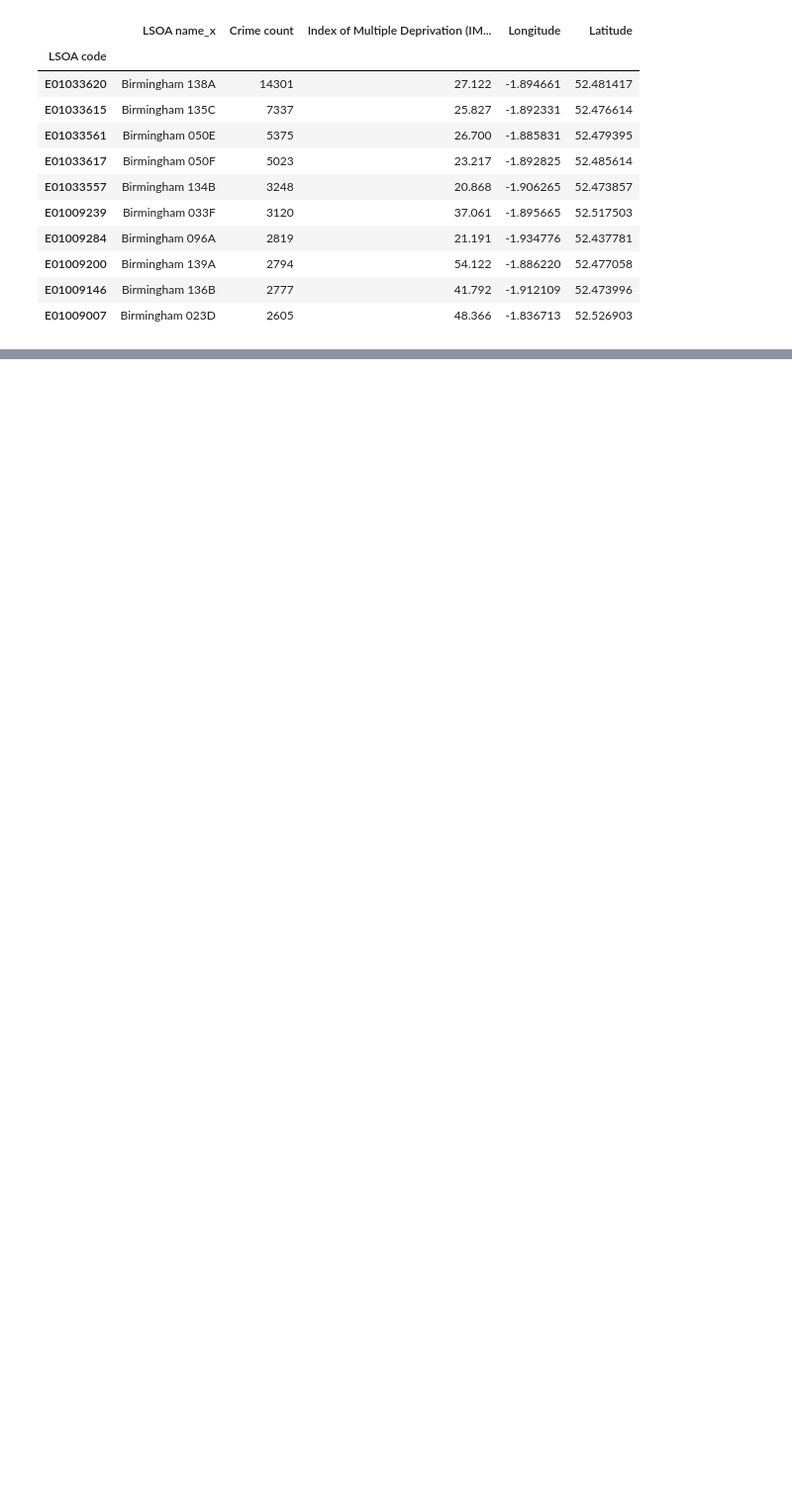
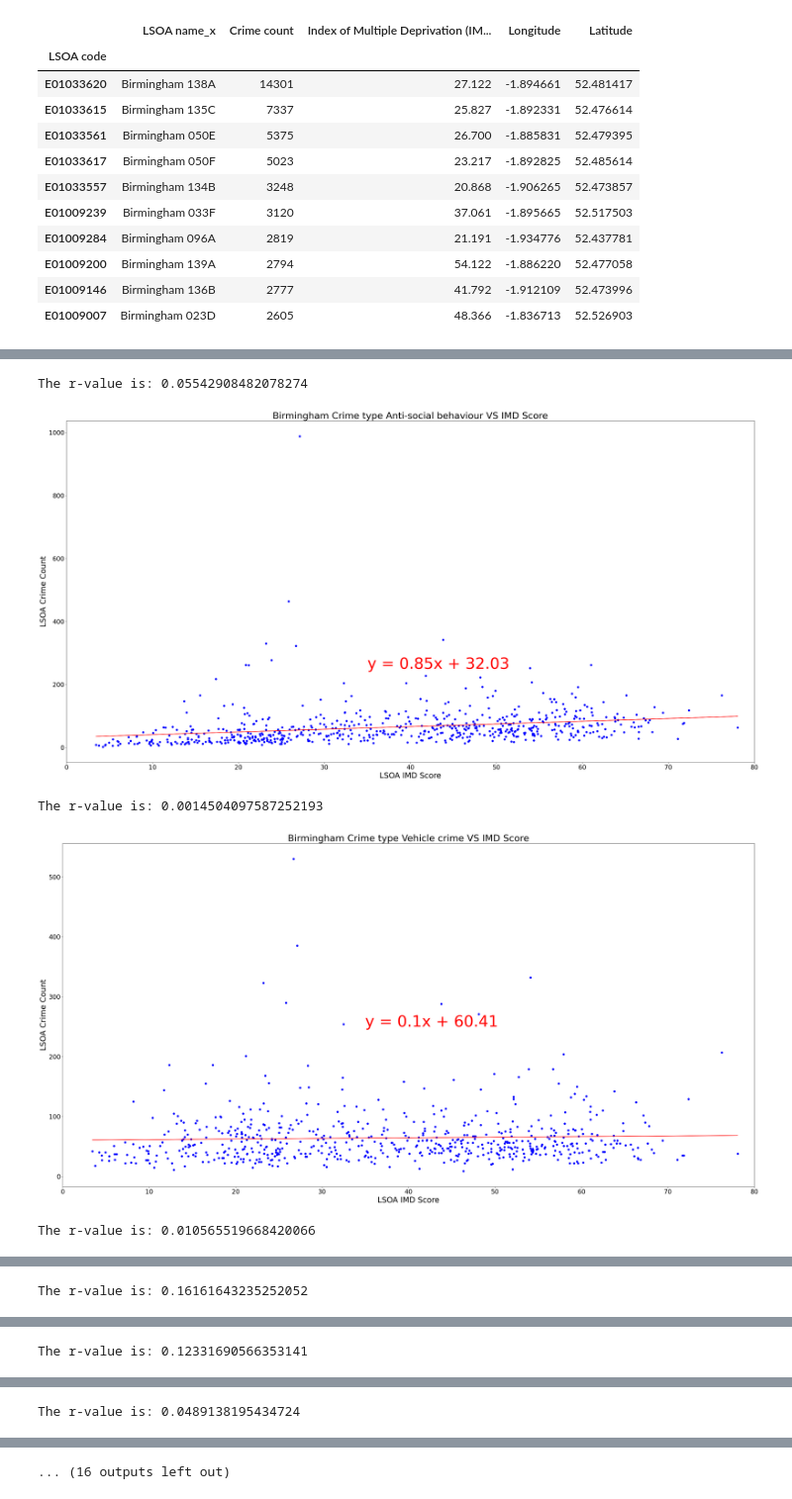
Before and after one commit to DarrylHewitt/Project_1, a Jupyter notebook: analysis.ipynb, the cells around one changed output, grey strips where cells are left out. Shown at 99% size. Drawn from its saved outputs; the diff is of its cells as text; code cells hidden in the pictures; blank space fills up the shorter version.

```diff
--- a/analysis.ipynb
+++ b/analysis.ipynb
@@ -599,3 +630,12 @@ map_plot = LSOA_max_counts.hvplot.points(
 map_plot
 # %% [output]
 [interactive output not drawn]
+# %%
+# Groupby Crime Type
+
+
+f = {"Crime type":"count", "Index of Multiple Deprivation (IMD) Score":'count'}
+crime_type_groupby = Police_IMD_Merge.groupby(["Crime type"]).agg(f)
+
+
+crime_type_groupby
@@ -601,0 +659,35 @@ map_plot
+# %%
+# Groupby LSOA
+
+
+crime_type = ['Anti-social behaviour','Vehicle crime','Burglary','Criminal damage and arson','Violence and sexual offences',\
+               'Possession of weapons','Public order','Robbery','Other theft','Other crime','Bicycle theft','Drugs',\
+                'Theft from the person','Shoplifting']
+
+for crime in crime_type:
+
+     crime_df = Police_IMD_Merge.loc[Police_IMD_Merge["Crime type"]==crime]
+     f = {"LSOA name_x": "first","LSOA code": "count", "Index of Multiple Deprivation (IMD) Score":'first'}
+     LSOA_crime_type_df = crime_df.groupby(["LSOA code"]).agg(f)
+
+     x_axis = LSOA_crime_type_df["Index of Multiple Deprivation (IMD) Score"]
+     y_axis = LSOA_crime_type_df["LSOA code"]
+     plt.title(f"Birmingham Crime type {crime} VS IMD Score", fontsize=30)
+     plt.scatter(x_axis, y_axis, marker="o", color="blue")
+     #plt.plot(x_axis, y_fit)
+     plt.rcParams["figure.figsize"] = (40,20)
+     plt.xlim(0,80)
+     # plt.ylim(0, 400)
+     plt.xticks(fontsize=20)
+     plt.yticks(fontsize=20)
+     plt.xlabel("LSOA IMD Score", fontsize=25)
+     plt.ylabel("LSOA Crime Count", fontsize=25)
+     plot_linear_regression(x_axis, y_axis, 'LSOA Crime Count',(35,250))
+     plt.savefig(f"output/correlation_{crime}_vs_IMD.png")
+     plt.show()
+# %% [output]
+The r-value is: 0.05542908482078274
+[figure, added]
+The r-value is: 0.0014504097587252193
+[figure, added]
+The r-value is: 0.010565519668420066
@@ -601,0 +695 @@ map_plot
+The r-value is: 0.16161643235252052
@@ -601,0 +697 @@ map_plot
+The r-value is: 0.12331690566353141
@@ -601,0 +699 @@ map_plot
+The r-value is: 0.0489138195434724
@@ -601,0 +701 @@ map_plot
+... (16 outputs left out)
```
Also changed, not shown: parts of 8 cells of this notebook, 15 other files.
